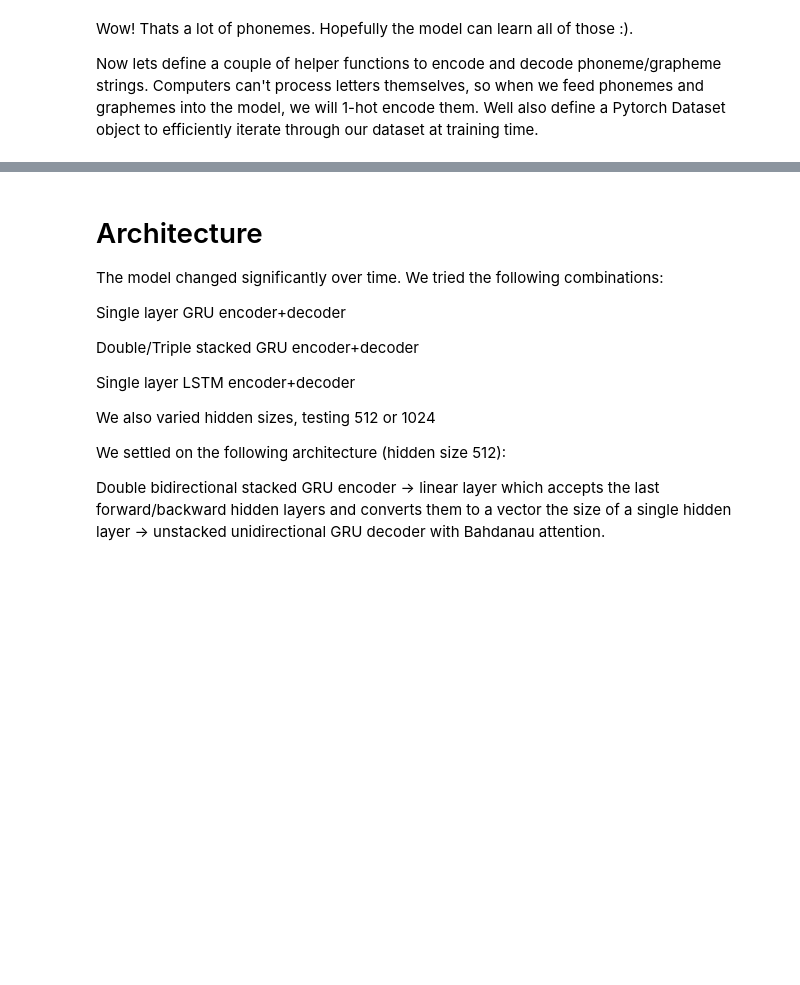
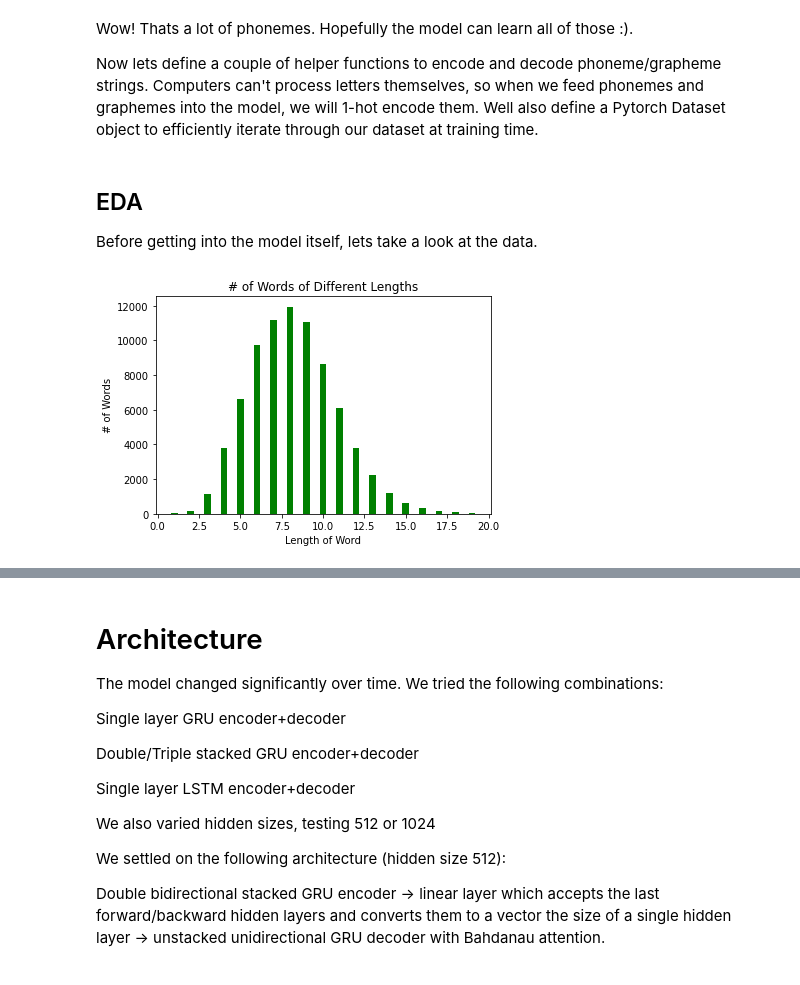
Before and after one commit to trigaten/phoneme-to-grapheme, a Jupyter notebook: Phoneme to Grapheme CMSC320 Final Project.ipynb, the cells around one changed output, grey strips where cells are left out. Saved outputs shown, nothing was run; the diff lists cells and outputs as text; code cells hidden in the pictures; blank space fills up the shorter version.

```diff
--- a/Phoneme to Grapheme CMSC320 Final Project.ipynb
+++ b/Phoneme to Grapheme CMSC320 Final Project.ipynb
@@ -495,3 +497,30 @@ class P2GDataset(Dataset):
         p, g = self.data.iloc[idx]
         # 1-hot encoding
         return nemes_to_1_hot_seq(p, nemes = "phonemes").to(self.device), nemes_to_1_hot_seq(g, nemes = "graphemes").long()
+# %% [markdown]
+## EDA
+Before getting into the model itself, lets take a look at the data.
+# %%
+import matplotlib.pyplot as plt
+device = "cuda" if torch.cuda.is_available() else "cpu"
+dataset = P2GDataset("phonemes-words.csv", device)
+# calculate # of words of different lengths
+dict = {}
+for index in range(len(dataset.data)):
+    p, g = dataset.data.iloc[index]
+    if len(g) in dict:
+        dict[len(g)] += 1
+    else:
+        dict[len(g)] = 1
+Y = []
+for ele in dict.keys():
+    Y.append(dict[ele])
+X = dict.keys()
+fig = plt.figure()
+plt.bar(X, Y, 0.4, color="green")
+plt.xlabel("Length of Word")
+plt.ylabel("# of Words")
+plt.title("# of Words of Different Lengths")
+plt.show()
+# %% [output]
+[figure, added]
```
Also changed, not shown: parts of 7 cells of this notebook, 1 other file.
